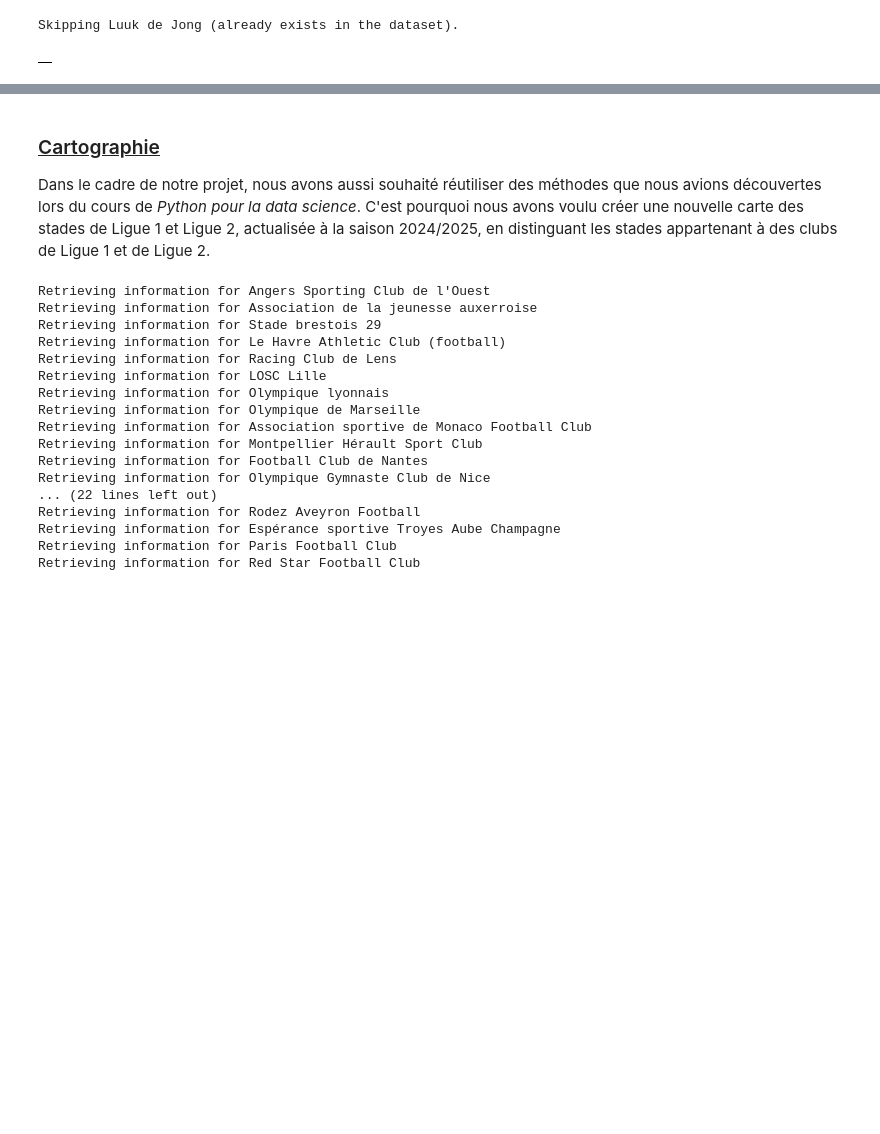
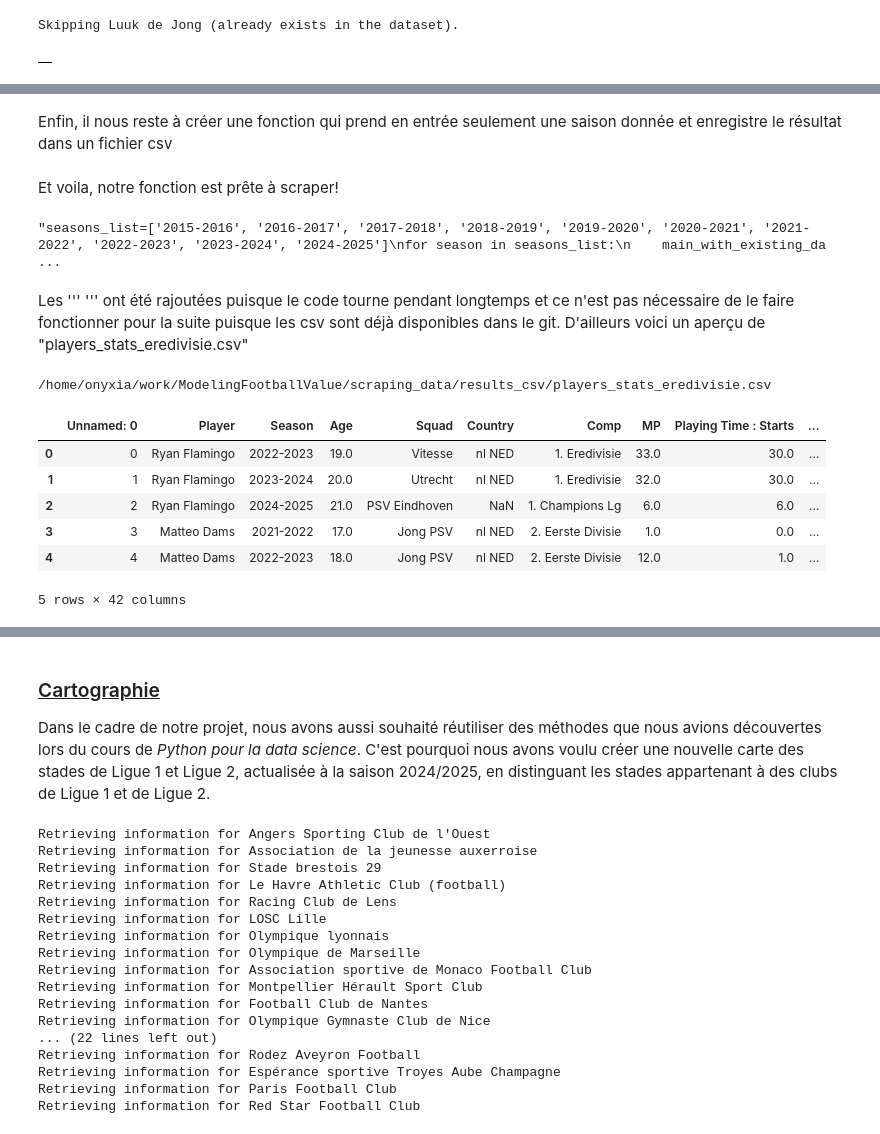
Before and after one commit to romandb21/ModelingFootballValue, a Jupyter notebook: rapport.ipynb, the cells around one changed output, grey strips where cells are left out. Cells and saved outputs as stored; diff of their text form; code cells hidden in the pictures; blank space fills up the shorter version.

```diff
--- a/rapport.ipynb
+++ b/rapport.ipynb
@@ -459,0 +560,2 @@ Skipping Luuk de Jong (already exists in the dataset).
+# %% [markdown]
+Enfin, il nous reste à créer une fonction qui prend en entrée seulement une saison donnée et enregistre le résultat dans un fichier csv
@@ -459,0 +600,29 @@ Skipping Luuk de Jong (already exists in the dataset).
+# %% [markdown]
+Et voila, notre fonction est prête à scraper!
+# %%
+'''seasons_list=['2015-2016', '2016-2017', '2017-2018', '2018-2019', '2019-2020', '2020-2021', '2021-2022', '2022-2023', '2023-2024', '2024-2025']
+for season in seasons_list:
+    main_with_existing_data(season)'''
+# %% [output]
+"seasons_list=['2015-2016', '2016-2017', '2017-2018', '2018-2019', '2019-2020', '2020-2021', '2021-2022', '2022-2023', '2023-2024', '2024-2025']\nfor season in seasons_list:\n    main_with_existing_da ...
+# %% [markdown]
+Les ''' ''' ont été rajoutées puisque le code tourne pendant longtemps et ce n'est pas nécessaire de le faire fonctionner pour la suite puisque les csv sont déjà disponibles dans le git. D'ailleurs voici un aperçu de "players_stats_eredivisie.csv"
+# %%
+script_dir = os.getcwd()
+scraping_data_dir = os.path.join(script_dir, 'scraping_data')
+results_dir = os.path.join(scraping_data_dir, 'results_csv')
+file_path = os.path.join(results_dir, 'players_stats_eredivisie.csv')
+
+
+print(file_path)
+df = pd.read_csv(file_path, low_memory=False)
+df.head()
+# %% [output]
+/home/onyxia/work/ModelingFootballValue/scraping_data/results_csv/players_stats_eredivisie.csv
+|  | Unnamed: 0 | Player | Season | Age | Squad | Country | Comp | MP | Playing Time : Starts | ... |
+| 0 | 0 | Ryan Flamingo | 2022-2023 | 19.0 | Vitesse | nl NED | 1. Eredivisie | 33.0 | 30.0 | ... |
+| 1 | 1 | Ryan Flamingo | 2023-2024 | 20.0 | Utrecht | nl NED | 1. Eredivisie | 32.0 | 30.0 | ... |
+| 2 | 2 | Ryan Flamingo | 2024-2025 | 21.0 | PSV Eindhoven | NaN | 1. Champions Lg | 6.0 | 6.0 | ... |
+| 3 | 3 | Matteo Dams | 2021-2022 | 17.0 | Jong PSV | nl NED | 2. Eerste Divisie | 1.0 | 0.0 | ... |
+| 4 | 4 | Matteo Dams | 2022-2023 | 18.0 | Jong PSV | nl NED | 2. Eerste Divisie | 12.0 | 1.0 | ... |
+5 rows × 42 columns
```
Also changed, not shown: parts of 19 cells of this notebook, 2 other files.
